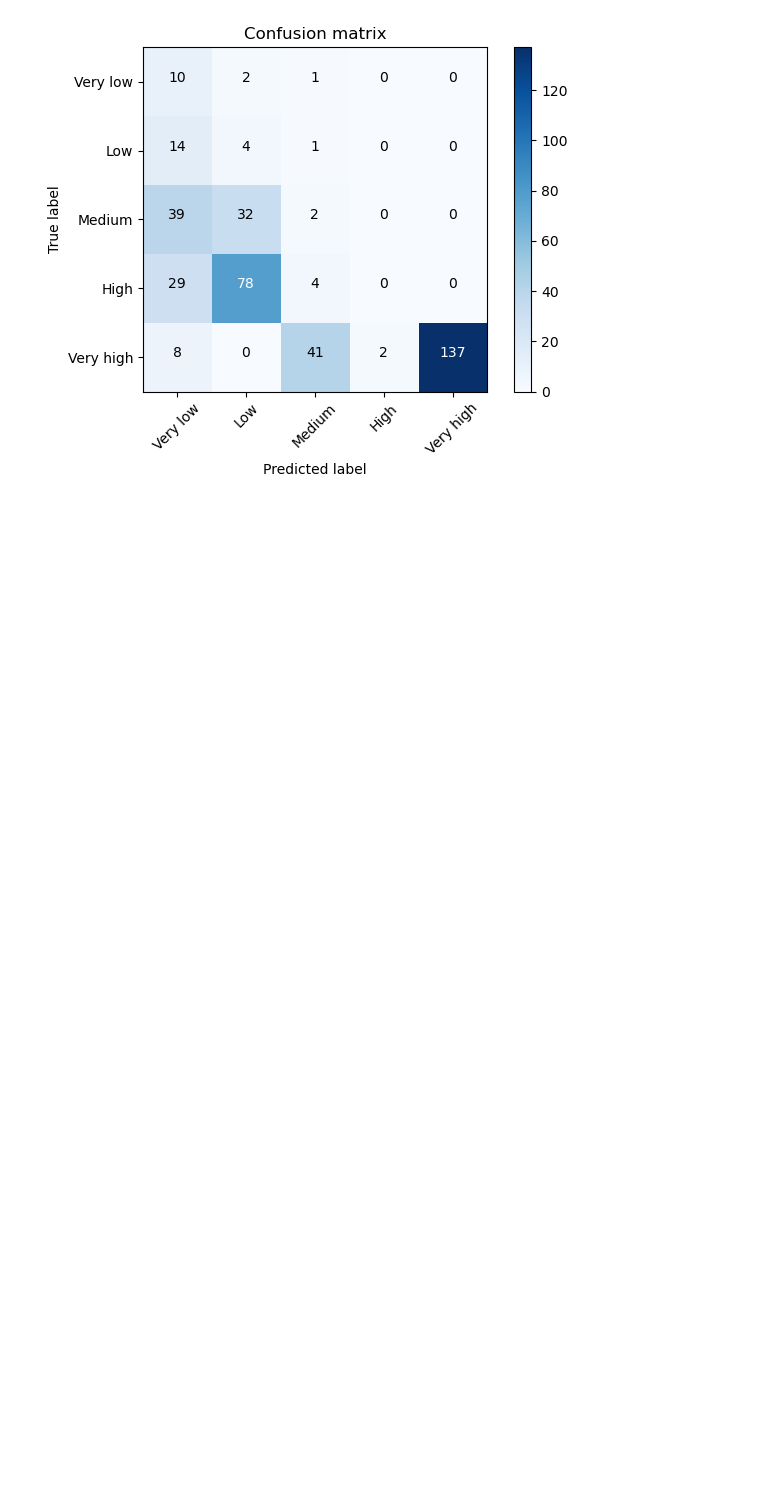
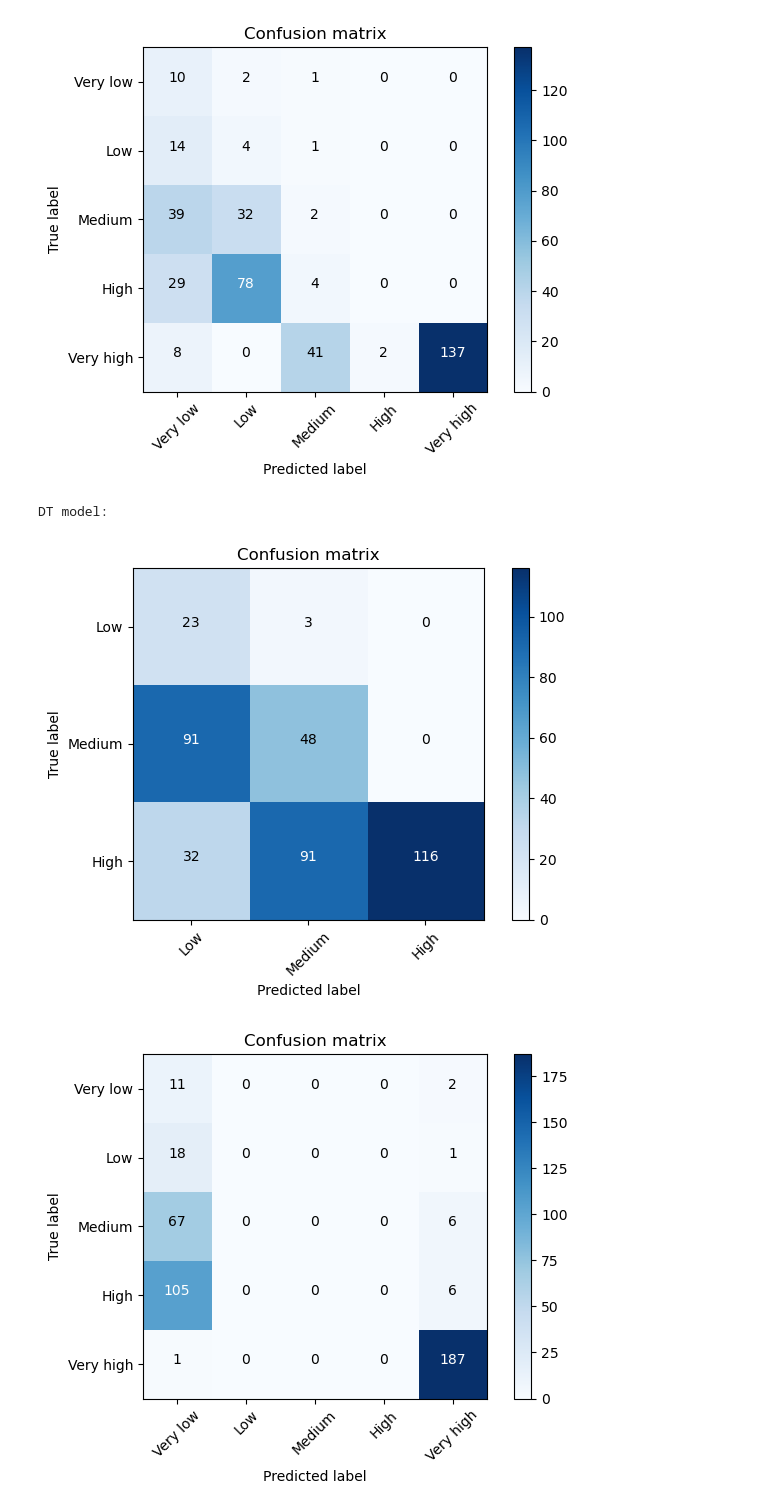
Before and after one commit to Mantoni9/data_mining_project, a Jupyter notebook: Task 1.ipynb, the cells around one changed output. Saved outputs shown, nothing was run; the diff lists cells and outputs as text; code cells hidden in the pictures; blank space fills up the shorter version.

```diff
--- a/Task 1.ipynb
+++ b/Task 1.ipynb
@@ -306,9 +340,9 @@ def plot_confusion_matrix(cm, classes,
     plt.tight_layout()
     plt.show()
 # %%
-a_eval_files = ['results/t1_knn_a_n101.csv']
-b_eval_files = ['results/t1_knn_b_n194.csv']
-models = ['KNN']
+a_eval_files = ['results/t1_knn_a_n101.csv', 'results/t1_dt_a_n5.csv']
+b_eval_files = ['results/t1_knn_b_n194.csv', 'results/t1_dt_b_n1.csv']
+models = ['KNN', 'Decision Tree']
 # %%
 def t1_evaluate(filepath):
     res = pd.read_csv(filepath)
@@ -363,3 +399,11 @@ cm_help(b_eval_files[0], 'b')
 KNN model:
 [figure]
 [figure]
+# %%
+print("DT model:")
+cm_help(a_eval_files[1], 'a')
+cm_help(b_eval_files[1], 'b')
+# %% [output]
+DT model:
+[figure, added]
+[figure, added]
```
Also changed, not shown: parts of 10 cells of this notebook, 2 other files.
